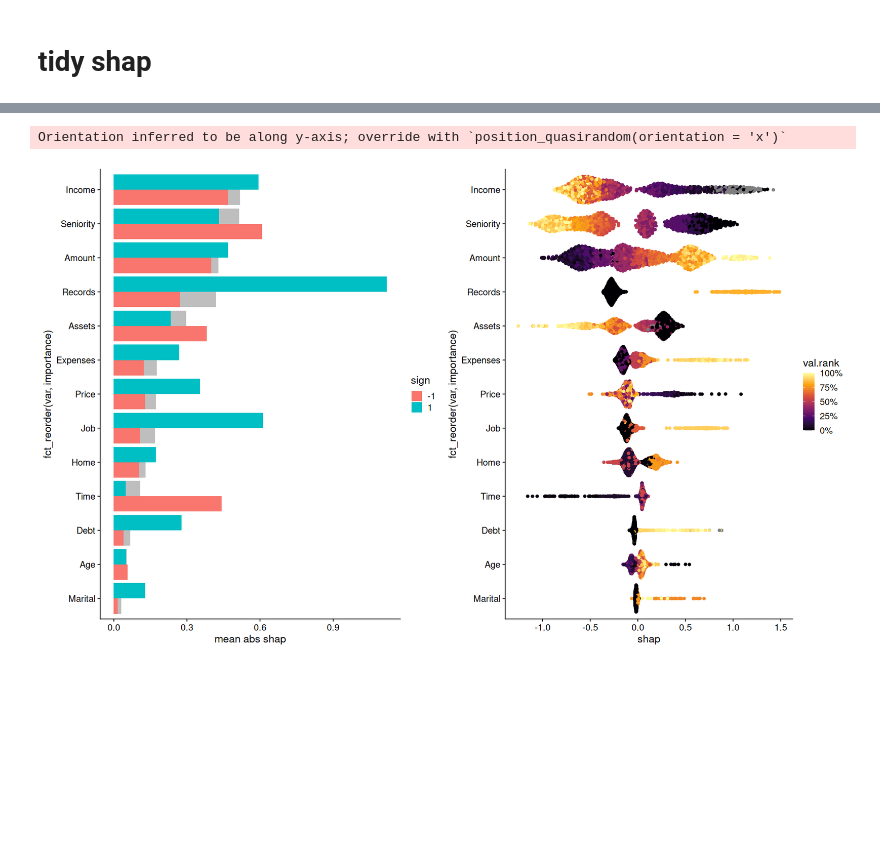
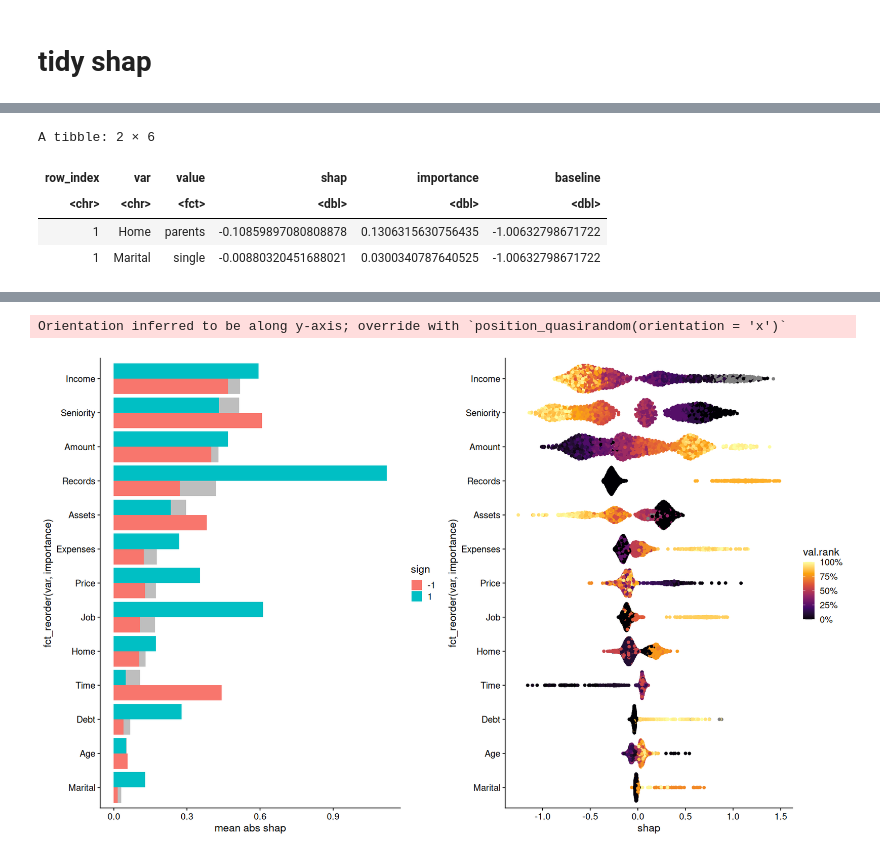
Before and after one commit to rvalieris/notebooks, a Jupyter notebook: src/methods/tidy_shap.ipynb, the cells around one changed output, grey strips where cells are left out. Drawn from its saved outputs; the diff is of its cells as text; code cells hidden in the pictures; blank space fills up the shorter version.

```diff
--- a/src/methods/tidy_shap.ipynb
+++ b/src/methods/tidy_shap.ipynb
@@ -164,0 +178,9 @@ tidy_shap <- function(shapviz.obj, include_values=FALSE, filter_values=NULL, tra
+# %%
+tidy_shap(sv, include_values = TRUE, filter_values = is.factor) |>
+head(2)
+# %% [output]
+A tibble: 2 × 6
+| row_index | var | value | shap | importance | baseline |
+| <chr> | <chr> | <fct> | <dbl> | <dbl> | <dbl> |
+| 1 | Home | parents | -0.10859897080808878 | 0.1306315630756435 | -1.00632798671722 |
+| 1 | Marital | single | -0.00880320451688021 | 0.0300340787640525 | -1.00632798671722 |
```
Also changed, not shown: parts of 13 cells of this notebook, 4 other files.
